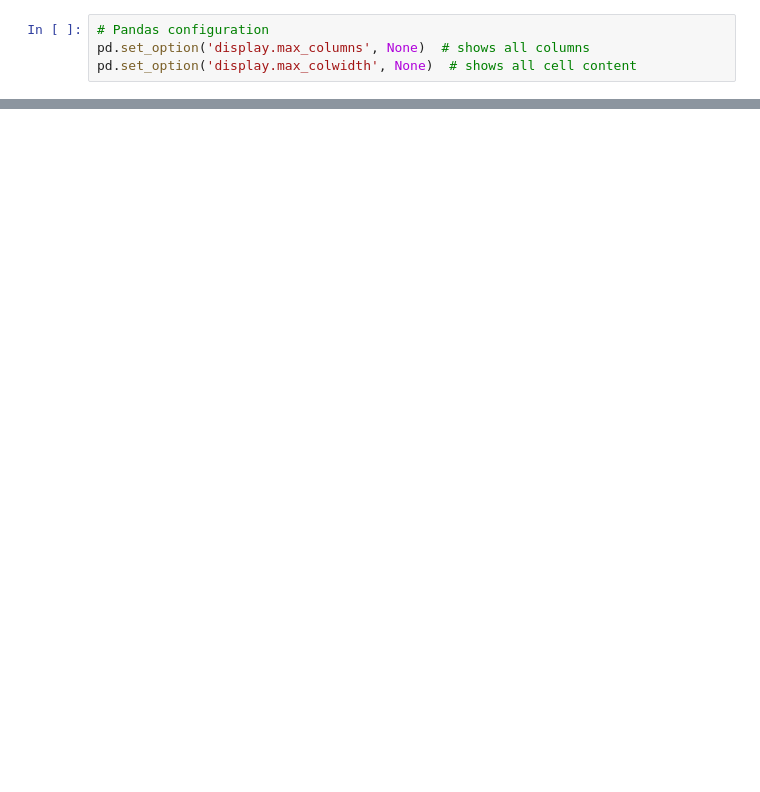
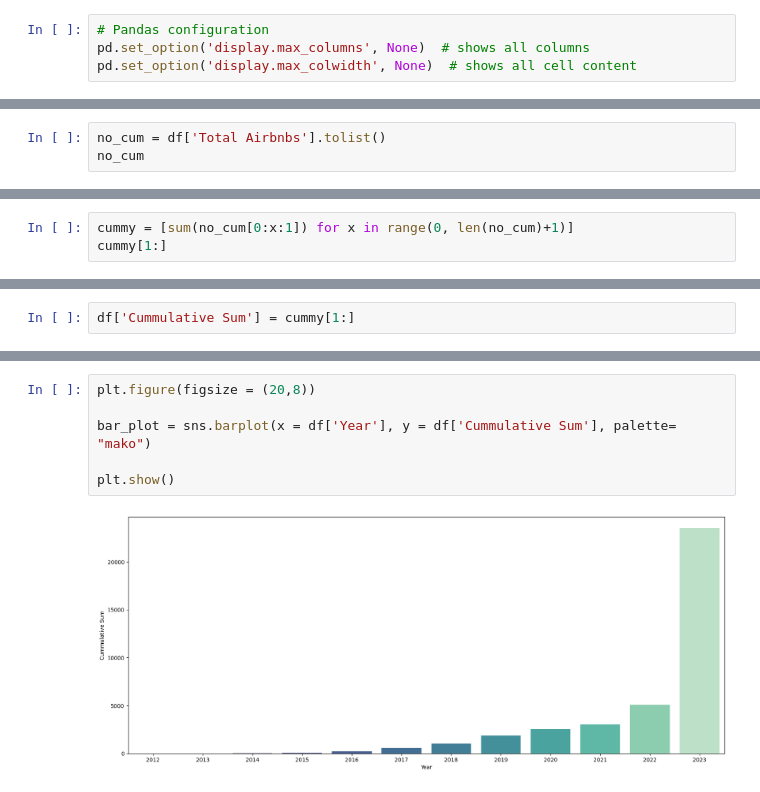
Before and after one commit to juanmolera/dashboard-project, a Jupyter notebook: notebooks/4-drafts.ipynb, the cells around one changed output, grey strips where cells are left out. Drawn from its saved outputs; the diff is of its cells as text; blank space fills up the shorter version.

```diff
--- a/notebooks/4-drafts.ipynb
+++ b/notebooks/4-drafts.ipynb
@@ -80,0 +119,3 @@ ine_lisbon = pd.read_csv('../raw/ine-portugal/ine21_neighbourhood_lisbon.csv', d
+# %%
+no_cum = df['Total Airbnbs'].tolist()
+no_cum
@@ -80,0 +124,3 @@ ine_lisbon = pd.read_csv('../raw/ine-portugal/ine21_neighbourhood_lisbon.csv', d
+# %%
+cummy = [sum(no_cum[0:x:1]) for x in range(0, len(no_cum)+1)]
+cummy[1:]
@@ -80,0 +129,2 @@ ine_lisbon = pd.read_csv('../raw/ine-portugal/ine21_neighbourhood_lisbon.csv', d
+# %%
+df['Cummulative Sum'] = cummy[1:]
@@ -80,0 +147,8 @@ ine_lisbon = pd.read_csv('../raw/ine-portugal/ine21_neighbourhood_lisbon.csv', d
+# %%
+plt.figure(figsize = (20,8))
+
+bar_plot = sns.barplot(x = df['Year'], y = df['Cummulative Sum'], palette= "mako")
+
+plt.show()
+# %% [output]
+[figure, added]
```
Also changed, not shown: parts of 35 cells of this notebook, 9 other files.
